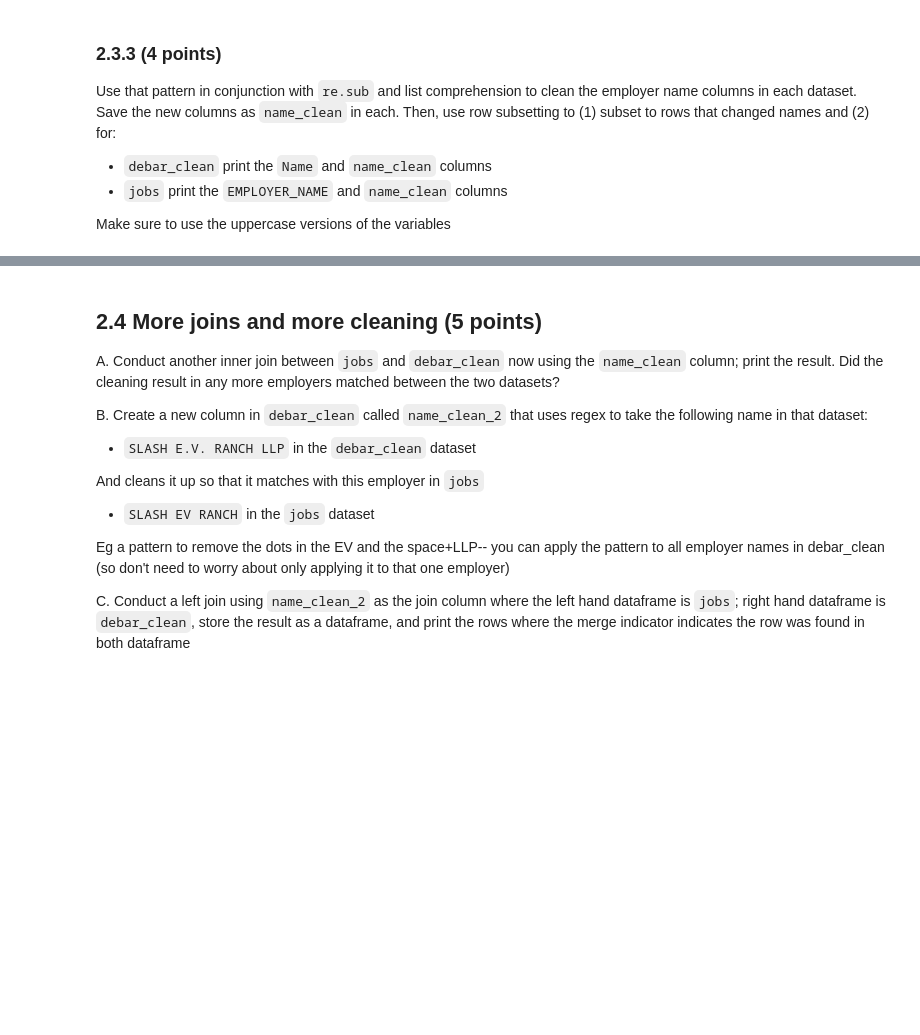
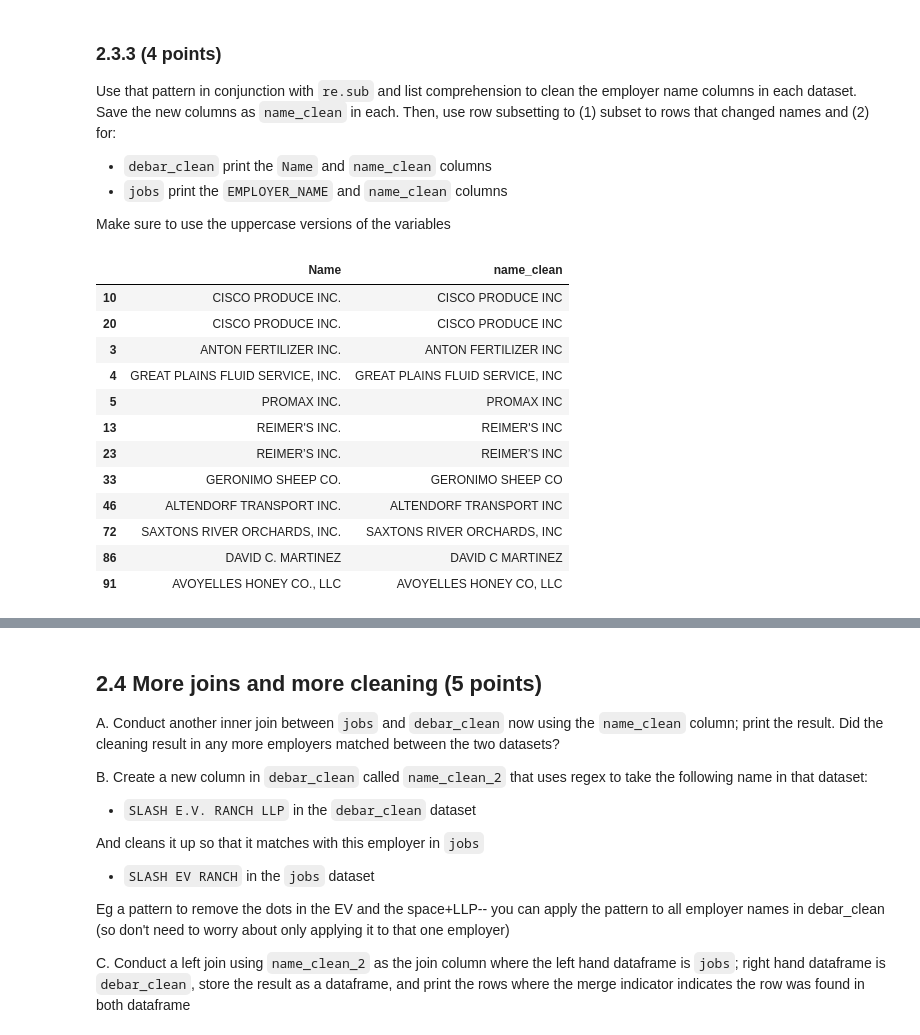
Before and after one commit to herbertfreeze/QSS20_S24, a Jupyter notebook: problemsets/pset2/pset2_blank.ipynb, the cells around one changed output, grey strips where cells are left out. Saved outputs shown, nothing was run; the diff lists cells and outputs as text; code cells hidden in the pictures; blank space fills up the shorter version.

```diff
--- a/problemsets/pset2/pset2_blank.ipynb
+++ b/problemsets/pset2/pset2_blank.ipynb
@@ -212,0 +355,18 @@ Make sure to use the uppercase versions of the variables
+# %%
+## Clean columns
+debar_clean['name_clean'] = [re.sub(pattern, "", name) for name in debar_clean['Name']]
+jobs['name_clean'] = [re.sub(pattern, "", name) for name in jobs['EMPLOYER_NAME']]
+# %% [output]
+|  | Name | name_clean |
+| 10 | CISCO PRODUCE INC. | CISCO PRODUCE INC |
+| 20 | CISCO PRODUCE INC. | CISCO PRODUCE INC |
+| 3 | ANTON FERTILIZER INC. | ANTON FERTILIZER INC |
+| 4 | GREAT PLAINS FLUID SERVICE, INC. | GREAT PLAINS FLUID SERVICE, INC |
+| 5 | PROMAX INC. | PROMAX INC |
+| 13 | REIMER'S INC. | REIMER'S INC |
+| 23 | REIMER’S INC. | REIMER’S INC |
+| 33 | GERONIMO SHEEP CO. | GERONIMO SHEEP CO |
+| 46 | ALTENDORF TRANSPORT INC. | ALTENDORF TRANSPORT INC |
+| 72 | SAXTONS RIVER ORCHARDS, INC. | SAXTONS RIVER ORCHARDS, INC |
+| 86 | DAVID C. MARTINEZ | DAVID C MARTINEZ |
+| 91 | AVOYELLES HONEY CO., LLC | AVOYELLES HONEY CO, LLC |
```
Also changed, not shown: parts of 28 cells of this notebook, 1 other file.
